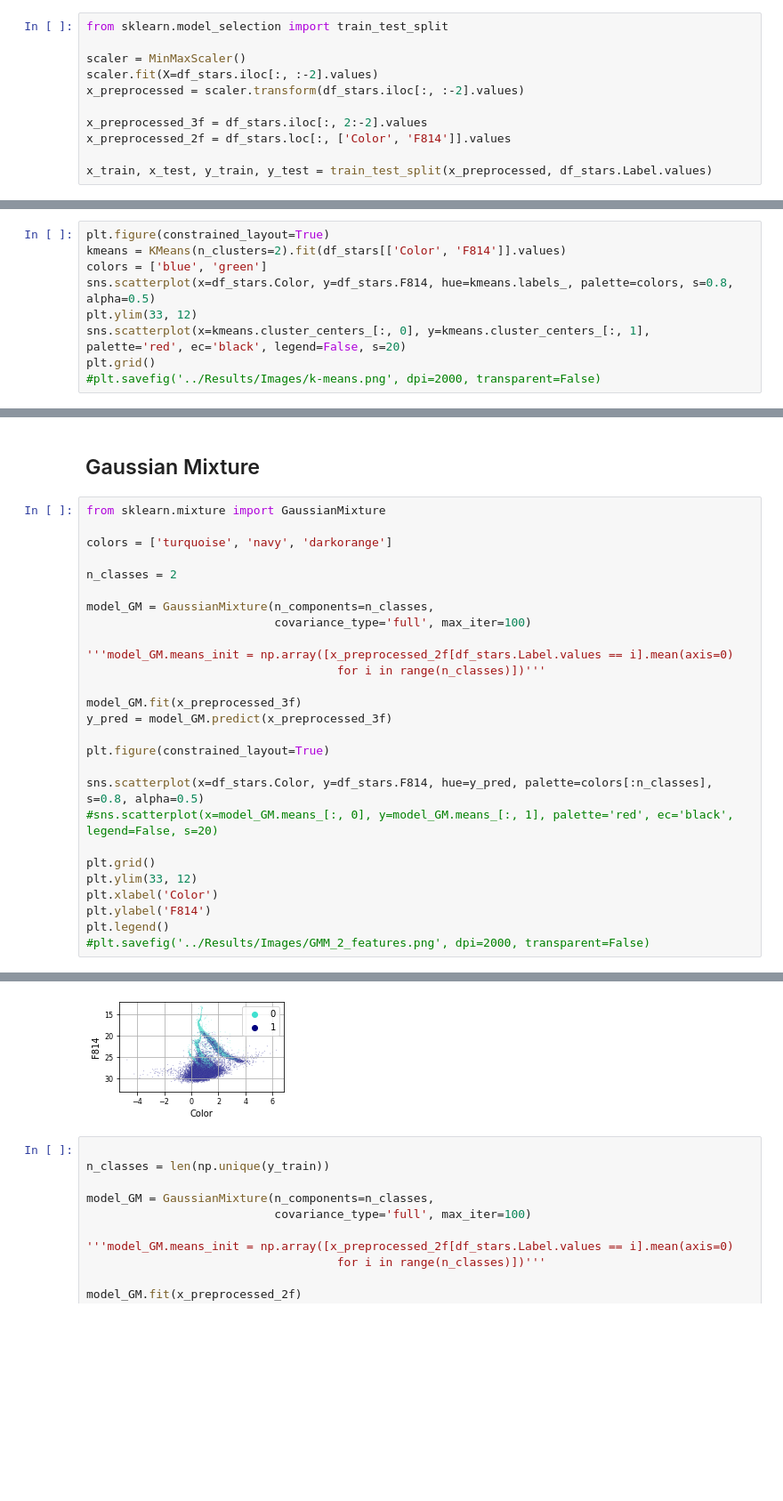
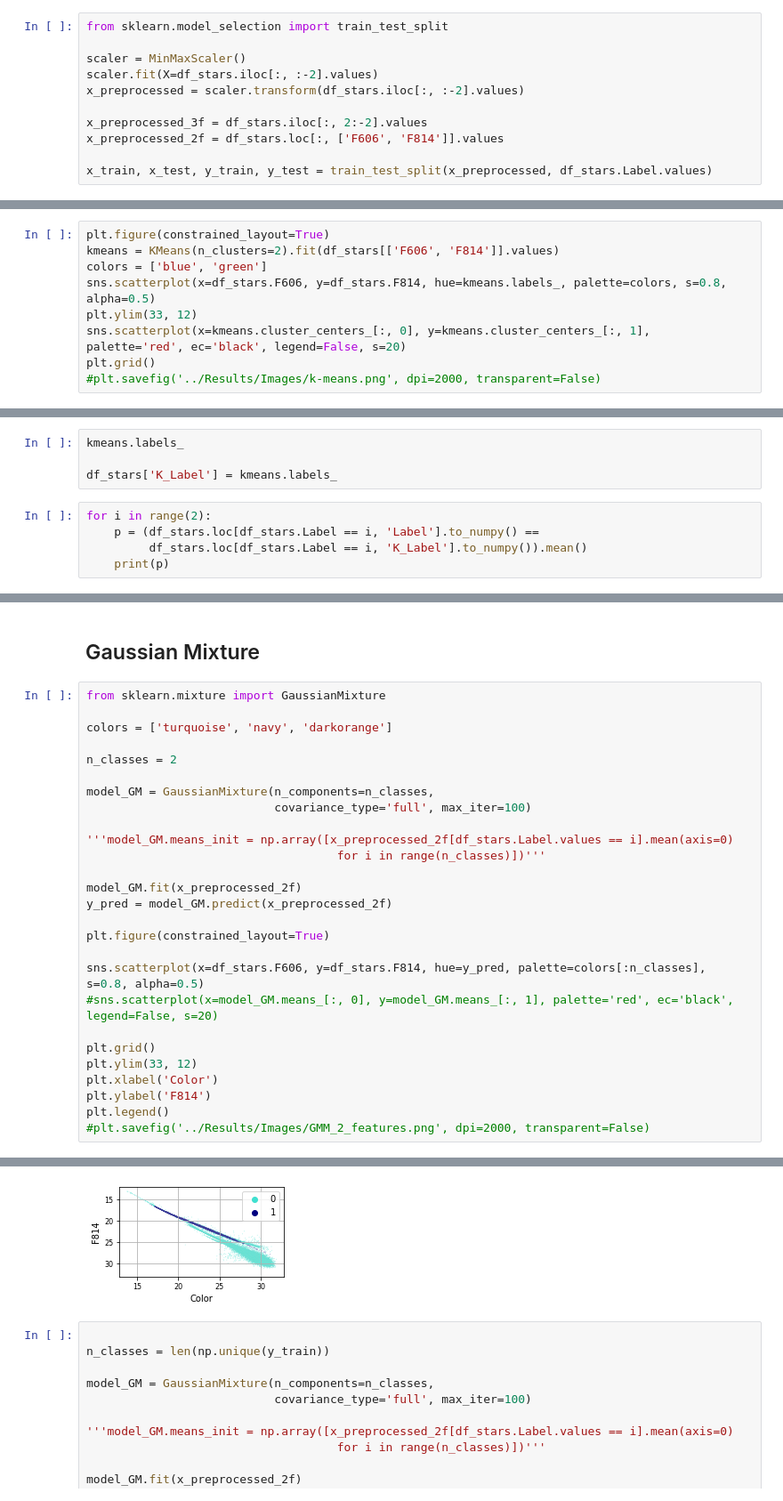
Before and after one commit to BleakHeart/Report3, a Jupyter notebook: Codice/3 Classes/classification_unsupervised.ipynb, the cells around one changed output, grey strips where cells are left out. Shown: that part at 89% size. Saved outputs shown, nothing was run; the diff lists cells and outputs as text; blank space fills up the shorter version.

```diff
--- a/Codice/3 Classes/classification_unsupervised.ipynb
+++ b/Codice/3 Classes/classification_unsupervised.ipynb
@@ -73,16 +80,16 @@ scaler.fit(X=df_stars.iloc[:, :-2].values)
 x_preprocessed = scaler.transform(df_stars.iloc[:, :-2].values)
 
 x_preprocessed_3f = df_stars.iloc[:, 2:-2].values
-x_preprocessed_2f = df_stars.loc[:, ['Color', 'F814']].values
+x_preprocessed_2f = df_stars.loc[:, ['F606', 'F814']].values
 
 x_train, x_test, y_train, y_test = train_test_split(x_preprocessed, df_stars.Label.values)
 # %% [markdown]
 ## K-Means
 # %%
 plt.figure(constrained_layout=True)
-kmeans = KMeans(n_clusters=2).fit(df_stars[['Color', 'F814']].values)
+kmeans = KMeans(n_clusters=2).fit(df_stars[['F606', 'F814']].values)
 colors = ['blue', 'green']
-sns.scatterplot(x=df_stars.Color, y=df_stars.F814, hue=kmeans.labels_, palette=colors, s=0.8, alpha=0.5)
+sns.scatterplot(x=df_stars.F606, y=df_stars.F814, hue=kmeans.labels_, palette=colors, s=0.8, alpha=0.5)
 plt.ylim(33, 12)
 sns.scatterplot(x=kmeans.cluster_centers_[:, 0], y=kmeans.cluster_centers_[:, 1], palette='red', ec='black', legend=False, s=20)
 plt.grid()
@@ -91,0 +99,9 @@ plt.grid()
+# %%
+kmeans.labels_
+
+df_stars['K_Label'] = kmeans.labels_
+# %%
+for i in range(2):
+    p = (df_stars.loc[df_stars.Label == i, 'Label'].to_numpy() ==
+         df_stars.loc[df_stars.Label == i, 'K_Label'].to_numpy()).mean()
+    print(p)
@@ -105,33 +136,33 @@ plt.grid()
 # %%
 from sklearn.mixture import GaussianMixture
 
 colors = ['turquoise', 'navy', 'darkorange']
 
 n_classes = 2
 
 model_GM = GaussianMixture(n_components=n_classes,
                            covariance_type='full', max_iter=100)
 
 '''model_GM.means_init = np.array([x_preprocessed_2f[df_stars.Label.values == i].mean(axis=0)
                                     for i in range(n_classes)])'''
 
-model_GM.fit(x_preprocessed_3f)
-y_pred = model_GM.predict(x_preprocessed_3f)
+model_GM.fit(x_preprocessed_2f)
+y_pred = model_GM.predict(x_preprocessed_2f)
 
 plt.figure(constrained_layout=True)
 
-sns.scatterplot(x=df_stars.Color, y=df_stars.F814, hue=y_pred, palette=colors[:n_classes], s=0.8, alpha=0.5)
+sns.scatterplot(x=df_stars.F606, y=df_stars.F814, hue=y_pred, palette=colors[:n_classes], s=0.8, alpha=0.5)
 #sns.scatterplot(x=model_GM.means_[:, 0], y=model_GM.means_[:, 1], palette='red', ec='black', legend=False, s=20)
 
 plt.grid()
 plt.ylim(33, 12)
 plt.xlabel('Color')
 plt.ylabel('F814')
 plt.legend()
 #plt.savefig('../Results/Images/GMM_2_features.png', dpi=2000, transparent=False)
 # %% [output]
 <matplotlib.legend.Legend at 0x...>
-[figure, old version]
+[figure, new version]
 # %%
 
 n_classes = len(np.unique(y_train))
```
Also changed, not shown: parts of 6 cells of this notebook.
